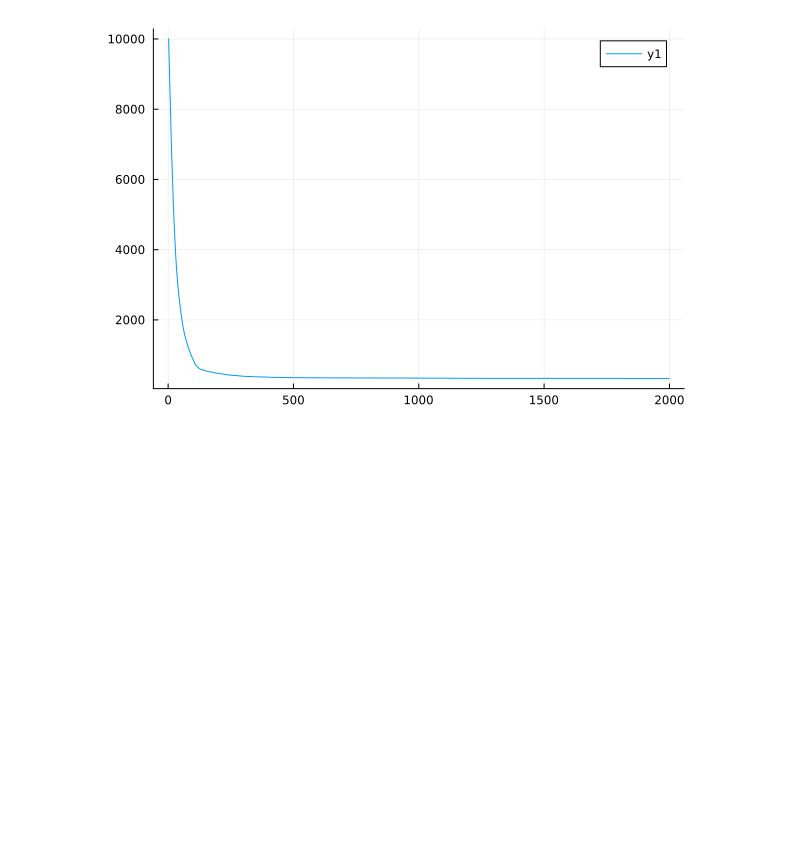
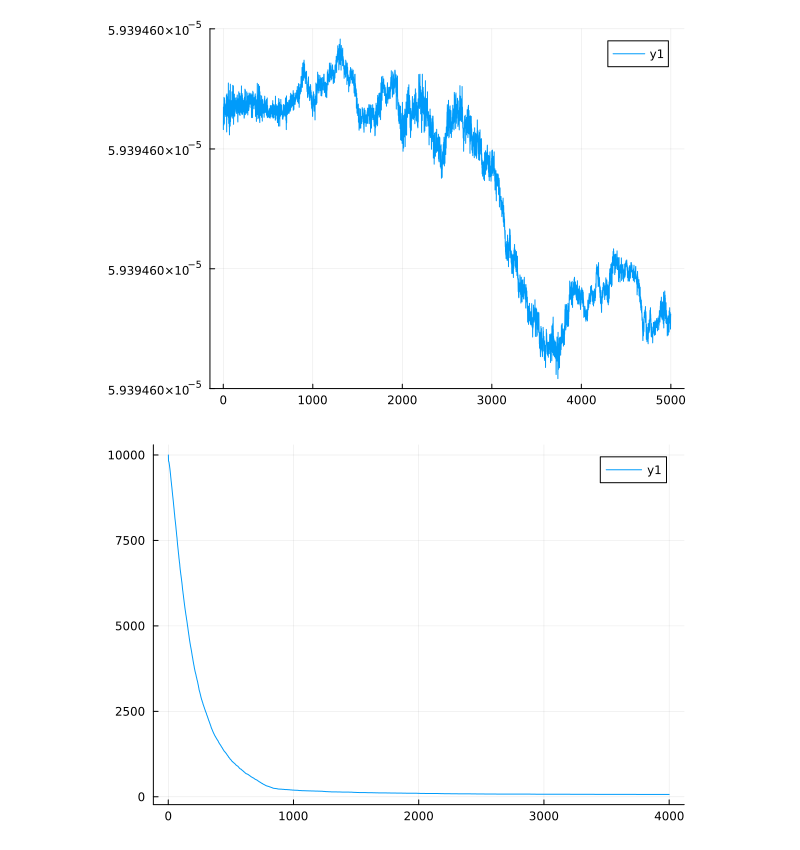
Before and after one commit to danya02/study_2023-2024_mathmod, a Jupyter notebook: project-group/stage4/work/vis-chart.ipynb, the cells around one changed output. Saved outputs shown, nothing was run; the diff lists cells and outputs as text; code cells hidden in the pictures; blank space fills up the shorter version.

```diff
--- a/project-group/stage4/work/vis-chart.ipynb
+++ b/project-group/stage4/work/vis-chart.ipynb
@@ -15,4 +14,8 @@ plot([data["potential"], data["kinetic"]])
+# %%
+plot(data["momentum"][2:5000])
+# %% [output]
+[figure, added]
 # %%
-plot(data["active_particles"])
+plot(data["active_particles"][1:4000])
 # %% [output]
-[figure, old version]
+[figure, new version]
```
Also changed, not shown: parts of 3 cells of this notebook, 19 other files.
